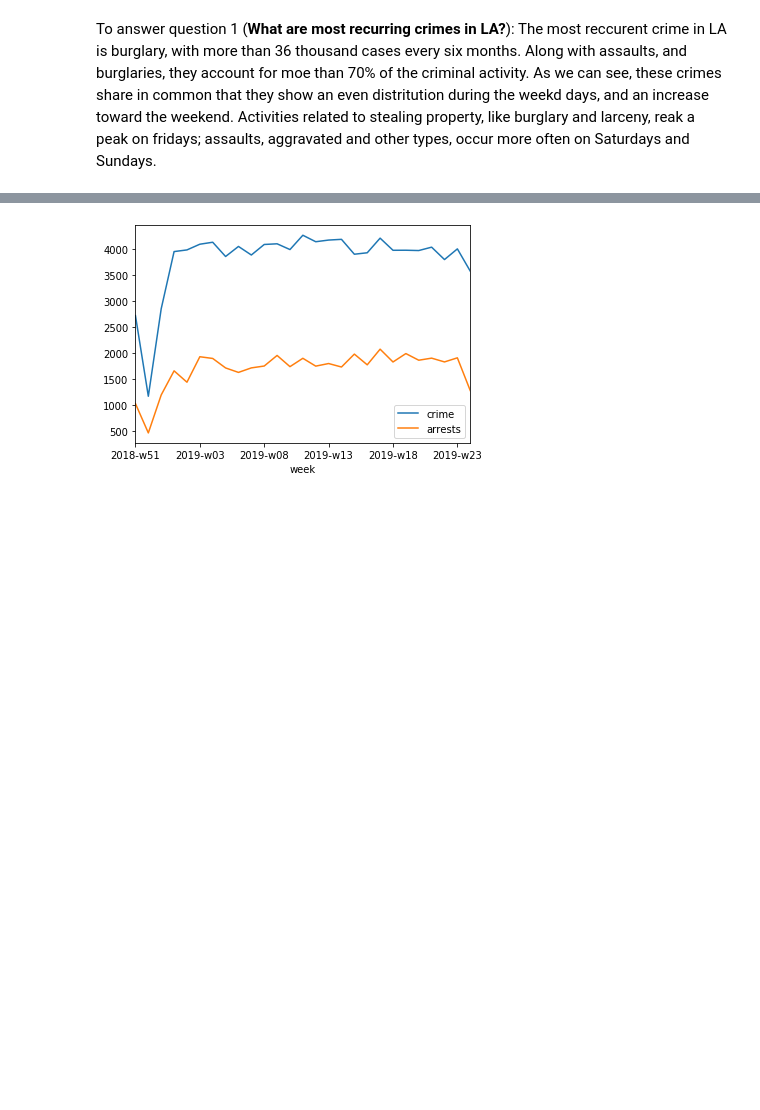
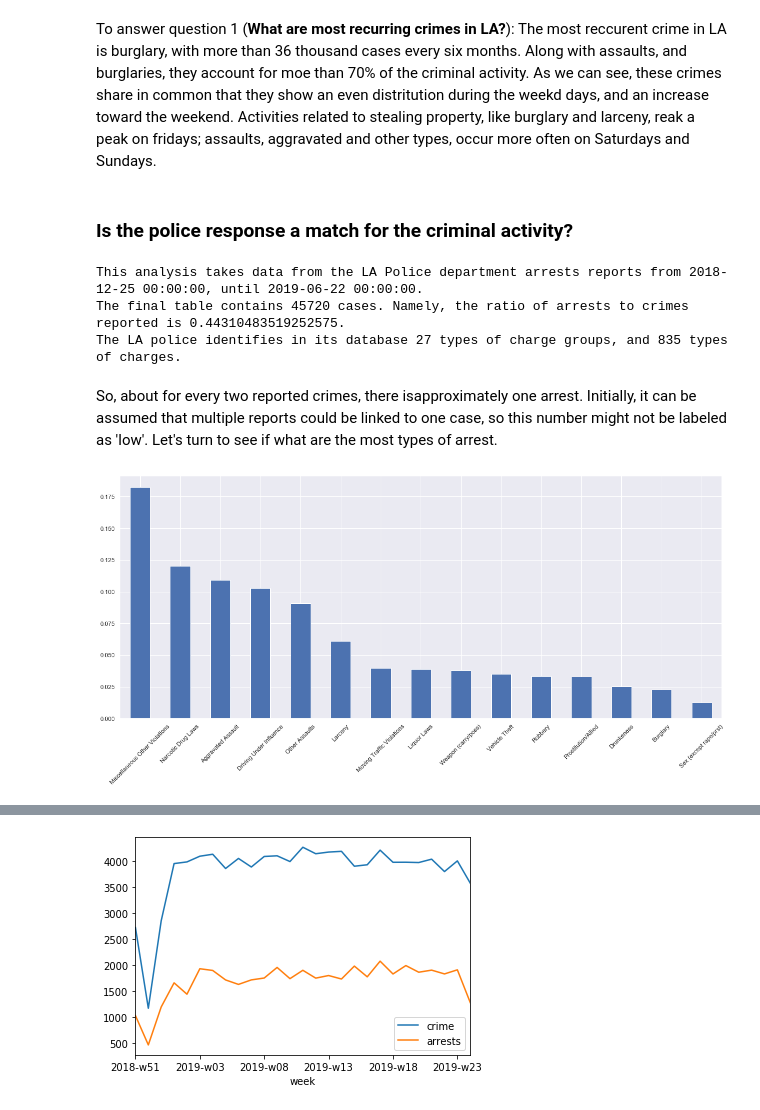
Before and after one commit to abreulastra/crime_analysis, a Jupyter notebook: crime_patterns_LA.ipynb, the cells around one changed output, grey strips where cells are left out. Saved outputs shown, nothing was run; the diff lists cells and outputs as text; code cells hidden in the pictures; blank space fills up the shorter version.

```diff
--- a/crime_patterns_LA.ipynb
+++ b/crime_patterns_LA.ipynb
@@ -74,2 +78,15 @@ ax = sns.countplot(x="weekday", data=cri[cri['crime_description_recoded'].isin(t
 # %% [markdown]
 To answer question 1 (**What are most recurring crimes in LA?**): The most reccurent crime in LA is burglary, with more than 36 thousand cases every six months. Along with assaults, and burglaries, they account for moe than 70% of the criminal activity. As we can see, these crimes share in common that they show an even distritution during the weekd days, and an increase toward the weekend. Activities related to stealing property, like burglary and larceny, reak a peak on fridays; assaults, aggravated and other types, occur more often on Saturdays and Sundays.
+# %% [markdown]
+### Is the police response a match for the criminal activity?
+# %%
+arr_cri_ratio = arr.shape[0]/cri.shape[0]
+print('This analysis takes data from the LA Police department arrests reports from {}, until {}.'.format(arr.date.min(), arr.date.max()))
+print('The final table contains {} cases. Namely, the ratio of arrests to crimes reported is {}.'.format(arr.shape[0], arr_cri_ratio))
+print('The LA police identifies in its database {} types of charge groups, and {} types of charges.'.format(arr['Charge Group Description'].value_counts().shape[0], arr['Charge Description'].value_counts().shape[0]))
+# %% [output]
+This analysis takes data from the LA Police department arrests reports from 2018-12-25 00:00:00, until 2019-06-22 00:00:00.
+The final table contains 45720 cases. Namely, the ratio of arrests to crimes reported is 0.44310483519252575.
+The LA police identifies in its database 27 types of charge groups, and 835 types of charges.
+# %% [markdown]
+So, about for every two reported crimes, there isapproximately one arrest. Initially, it can be assumed that multiple reports could be linked to one case, so this number might not be labeled as 'low'. Let's turn to see if what are the most types of arrest.
@@ -75,0 +95,6 @@ To answer question 1 (**What are most recurring crimes in LA?**): The most reccu
+# %%
+most_frequent_arrests = arr['Charge Group Description'].value_counts().head(15) / arr['Charge Group Description'].value_counts().sum()
+chart = most_frequent_arrests.plot.bar()
+chart.set_xticklabels(chart.get_xticklabels(), rotation=45);
+# %% [output]
+[figure, added]
```
Also changed, not shown: parts of 17 cells of this notebook, 1 other file.
